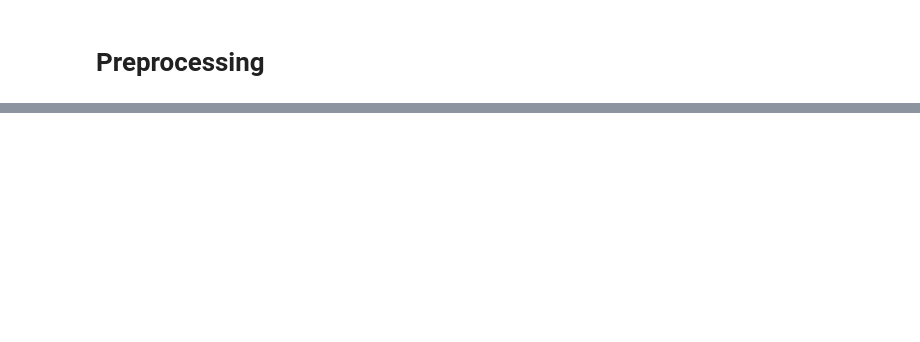
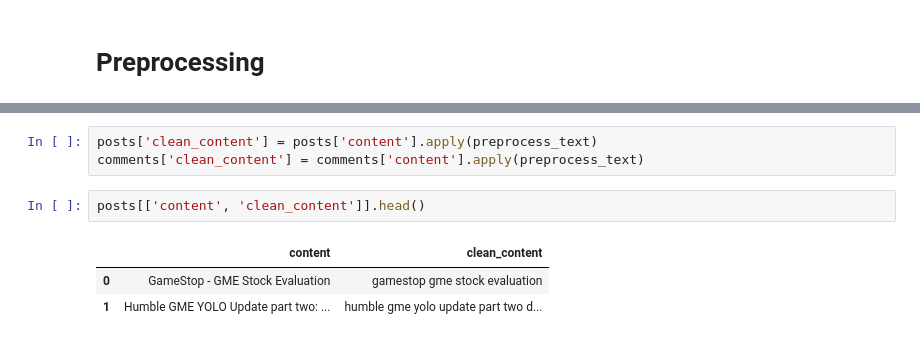
Before and after one commit to MuchoFunkable/wisdmai, a Jupyter notebook: Data/Development/reddit_dev.ipynb, the cells around one changed output, grey strips where cells are left out. Cells and saved outputs as stored; diff of their text form; blank space fills up the shorter version.

```diff
--- a/Data/Development/reddit_dev.ipynb
+++ b/Data/Development/reddit_dev.ipynb
@@ -227,0 +258,9 @@ comments.head()
+# %%
+posts['clean_content'] = posts['content'].apply(preprocess_text)
+comments['clean_content'] = comments['content'].apply(preprocess_text)
+# %%
+posts[['content', 'clean_content']].head()
+# %% [output]
+|  | content | clean_content |
+| 0 | GameStop - GME Stock Evaluation | gamestop gme stock evaluation |
+| 1 | Humble GME YOLO Update part two: ... | humble gme yolo update part two d... |
```
Also changed, not shown: parts of 10 cells of this notebook.
